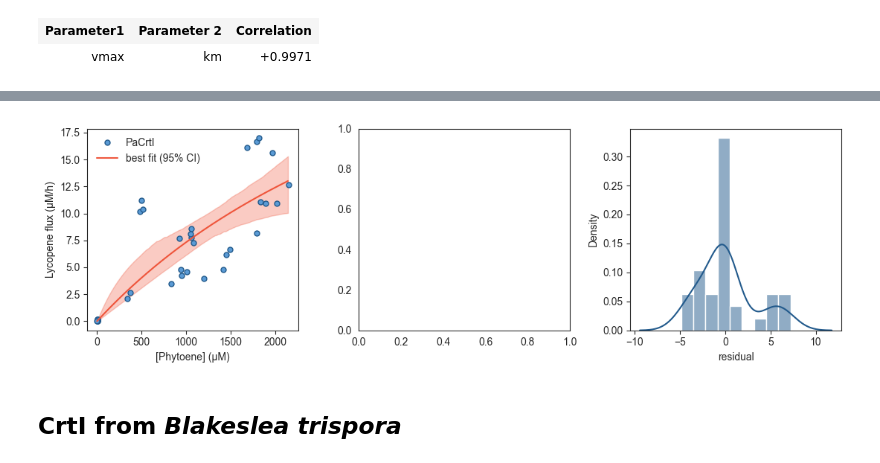
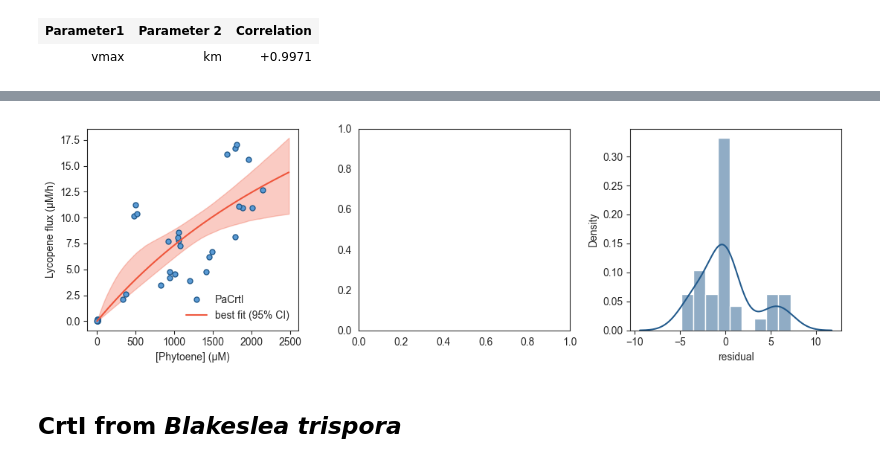
Before and after one commit to MetaSys-LISBP/in_vivo_enzymatic_parameters, a Jupyter notebook: enzinvivo.ipynb, the cells around one changed output, grey strips where cells are left out. Saved outputs shown, nothing was run; the diff lists cells and outputs as text; code cells hidden in the pictures.

Commit message:
update results

```diff
--- a/enzinvivo.ipynb
+++ b/enzinvivo.ipynb
@@ -77,7 +75,7 @@ def fit_data(x, y):
 
     return out, mini
 
-def monte_carlo(x, y, n_iter=100, xlim=[]):
+def monte_carlo(x, y, n_iter=100, xlim=[0]):
     """Sensitivity analysis to determine the precision on the
     estimated michaelien parameters.
 
@@ -134,7 +132,7 @@ def monte_carlo(x, y, n_iter=100, xlim=[]):
 
     return ci_sim, ci_par
 
-def plot_results(x, y, mini, out, results_mc, save=None, plot=dict(), plot_exp=dict(), plot_sim=dict(), plot_resid=dict(), xlab="", ylab="", leglab="", xlim=[]):
+def plot_results(x, y, mini, out, results_mc, save=None, plot=dict(), plot_exp=dict(), plot_sim=dict(), plot_resid=dict(), xlab="", ylab="", leglab="", xlim=[0]):
     """Plot results.
 
     Args:
@@ -165,8 +163,6 @@ def plot_results(x, y, mini, out, results_mc, save=None, plot=dict(), plot_exp=d
         axes[0].plot(x, y, 'o', markersize=5, label=leglab, **plot_exp)
     axes[0].plot(x_sim, y_sim, label='best fit (95% CI)', **plot_sim)
     axes[0].tick_params(bottom=True, left=True)
-    if xlim is not None:
-        axes[0].set_xlim(xlim)
     if xlab == "":
         axes[0].set_xlabel('concentration')
     else:
@@ -324,7 +321,7 @@ PaCrtI_lycopene_flux = np.float_([4.795256435, 4.564056571, 0, 0, 6.182455617, 6
 results, mini = fit_data(PaCrtI_phytoene, PaCrtI_lycopene_flux)
 
 # calculate confidence intervals on the fit
-ci_sim, ci_par = monte_carlo(PaCrtI_phytoene, PaCrtI_lycopene_flux, n_iter=1000)
+ci_sim, ci_par = monte_carlo(PaCrtI_phytoene, PaCrtI_lycopene_flux, n_iter=10000, xlim=[0,2500])
 # %% [markdown]
 Show results.
 # %%
@@ -356,13 +353,14 @@ ci_par
 # %%
 plot_results(PaCrtI_phytoene, PaCrtI_lycopene_flux, mini, results, ci_sim,
              save=["./figures/PaCrtI.svg", "./figures/PaCrtI.png", "./figures/PaCrtI.pdf"],
              plot=dict(figsize=(11, 3.5)),
              plot_exp=dict(markerfacecolor="#5B9BD5", markeredgewidth=1, markeredgecolor="#225A8C"),
              plot_sim=dict(color="#EF553B"),
              plot_resid=dict(kde=True, stat="density", color="#225A8C", kde_kws=dict(cut=3)),
+             xlim=[0,2500],
              xlab="[Phytoene] (µM)", ylab="Lycopene flux (µM/h)", leglab="PaCrtI")
 # %% [output]
-[figure, old version]
+[figure, new version]
 # %% [markdown]
 ## CrtI from *Blakeslea trispora*
 # %%
```
Also changed, not shown: parts of 12 cells of this notebook, 12 other files.
